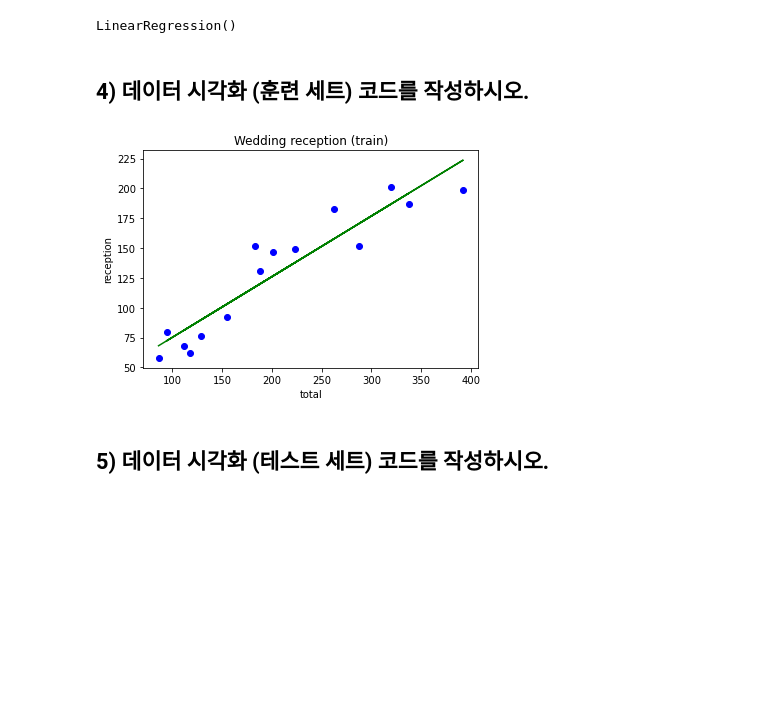
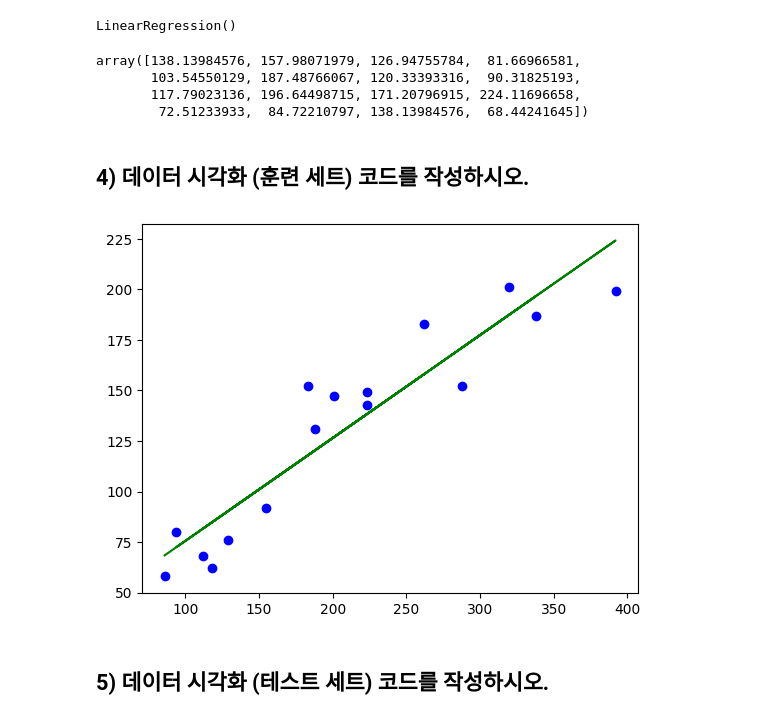
Before and after one commit to xangmln/ML_inflearn, a Jupyter notebook: 06. Quiz.ipynb, the cells around one changed output. Cells and saved outputs as stored; diff of their text form; code cells hidden in the pictures; blank space fills up the shorter version.

```diff
--- a/06. Quiz.ipynb
+++ b/06. Quiz.ipynb
@@ -38,7 +49,7 @@ X[:5], y[:5]
 (단, random_state = 0 으로 설정)
 # %%
 from sklearn.model_selection import train_test_split
-X_train, X_test, y_train, y_test = train_test_split(X, y, test_size=0.25, random_state=0)
+X_train, X_test, y_train, y_test = train_test_split(X,y,test_size=0.2, random_state=0)
 # %% [markdown]
 ## 3) 훈련 세트를 이용하여 단순 선형 회귀 (Simple Linear Regression) 모델을 생성하시오.
 # %%
@@ -48,16 +59,21 @@ reg.fit(X_train, y_train)
 # %% [output]
 LinearRegression()
+# %%
+y_pred = reg.predict(X_train)
+y_pred
+# %% [output]
+array([138.13984576, 157.98071979, 126.94755784,  81.66966581,
+       103.54550129, 187.48766067, 120.33393316,  90.31825193,
+       117.79023136, 196.64498715, 171.20796915, 224.11696658,
+        72.51233933,  84.72210797, 138.13984576,  68.44241645])
 # %% [markdown]
 ## 4) 데이터 시각화 (훈련 세트) 코드를 작성하시오.
 # %%
-plt.scatter(X_train, y_train, color='blue')
-plt.plot(X_train, reg.predict(X_train), color='green')
-plt.title('Wedding reception (train)')
-plt.xlabel('total')
-plt.ylabel('reception')
+plt.scatter(X_train,y_train,color='blue')
+plt.plot(X_train,y_pred,color='green')
 plt.show()
 # %% [output]
-[figure, old version]
+[figure, new version]
 # %% [markdown]
 ## 5) 데이터 시각화 (테스트 세트) 코드를 작성하시오.
 # %%
```
Also changed, not shown: parts of 7 cells of this notebook.
